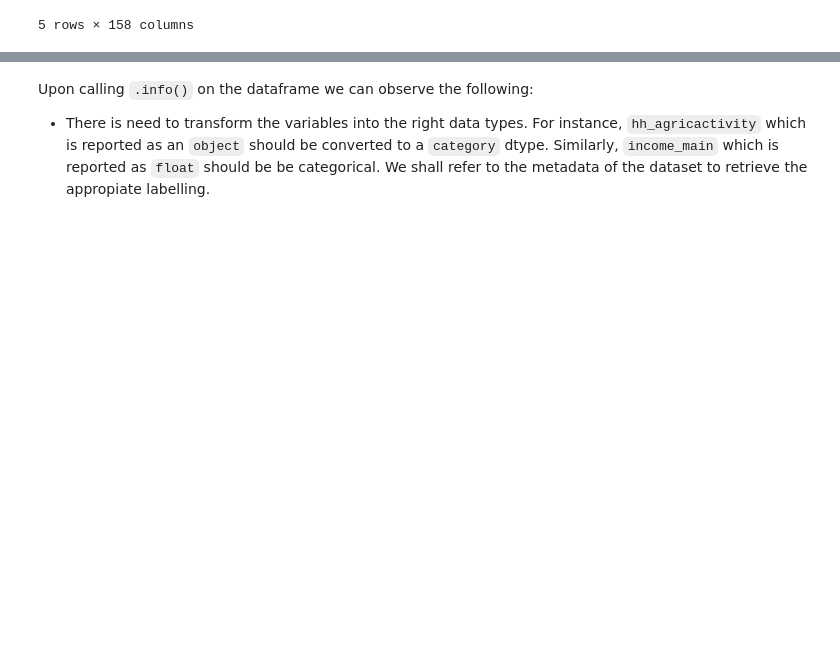
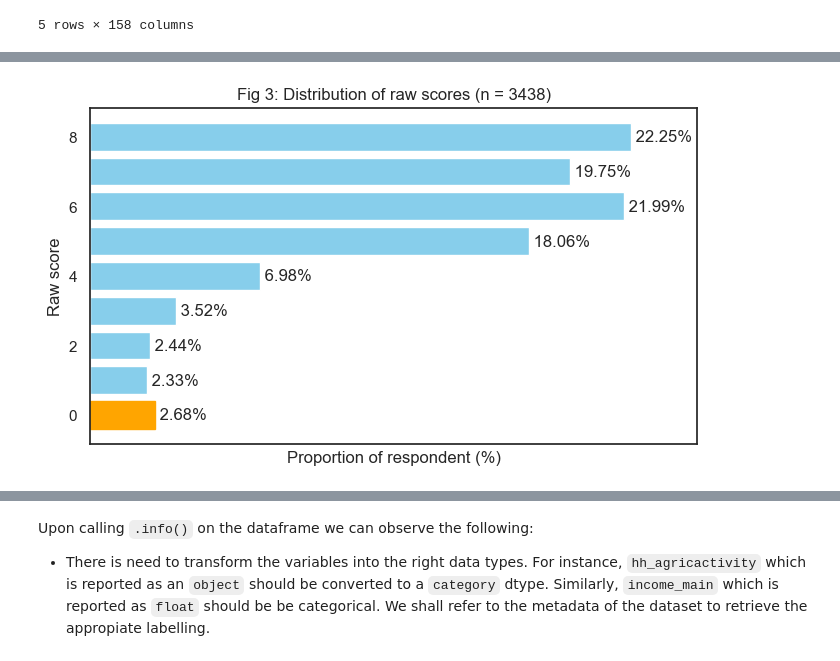
Before and after one commit to decorouz/Food_Insecurity_Indicators_Analysis, a Jupyter notebook: notebooks/2_eda.ipynb, the cells around one changed output, grey strips where cells are left out. Cells and saved outputs as stored; diff of their text form; code cells hidden in the pictures; blank space fills up the shorter version.

```diff
--- a/notebooks/2_eda.ipynb
+++ b/notebooks/2_eda.ipynb
@@ -148,0 +198,28 @@ Because of the size of the dataset, we are going to perform the EDA in different
+# %%
+#Unweighted
+value_count = data["fies_rawscore"].value_counts().sort_index(ascending=True)
+percentage = (data["fies_rawscore"].value_counts(normalize=True) * 100).sort_index(ascending=True)
+
+plt.figure(figsize=(7,4))
+bars = plt.barh(percentage.index, percentage, color='skyblue')
+
+# Annotating the bars with count values
+for i, v in enumerate(percentage):
+    plt.text(v, i, f' {percentage.values[i]:.2f}%', va='center')
+
+
+
+# Highlighting the bar with raw score value of 0
+raw_score_0_index = percentage.index.get_loc(0)
+bars[raw_score_0_index].set_color('orange')
+
+# Adding more space around the plot
+plt.tight_layout()
+plt.title("Fig 3: Distribution of raw scores (n = 3438)")
+plt.xlabel("Proportion of respondent (%)")
+plt.ylabel("Raw score")
+plt.xlim((0, 25))
+plt.grid(True, axis="x")
+plt.xticks([], []);
+# %% [output]
+[figure, added]
```
Also changed, not shown: parts of 125 cells of this notebook.
